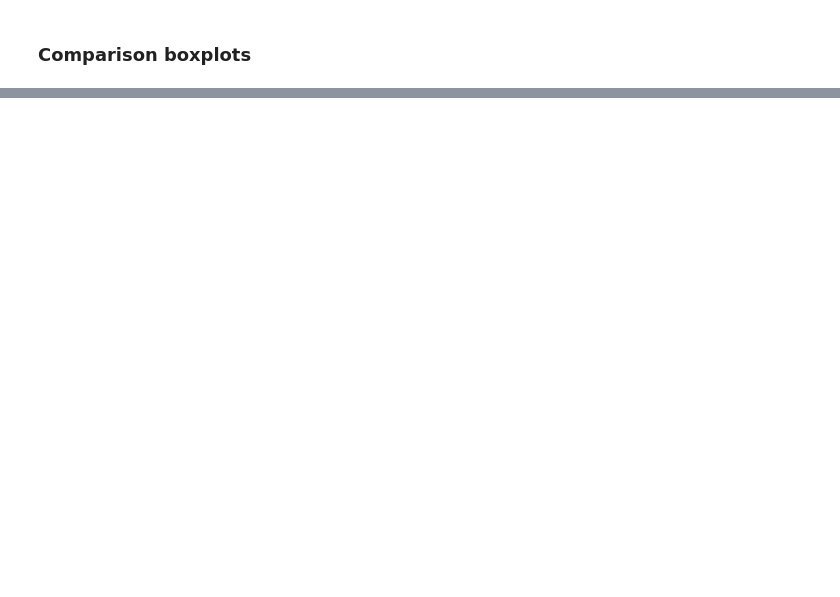
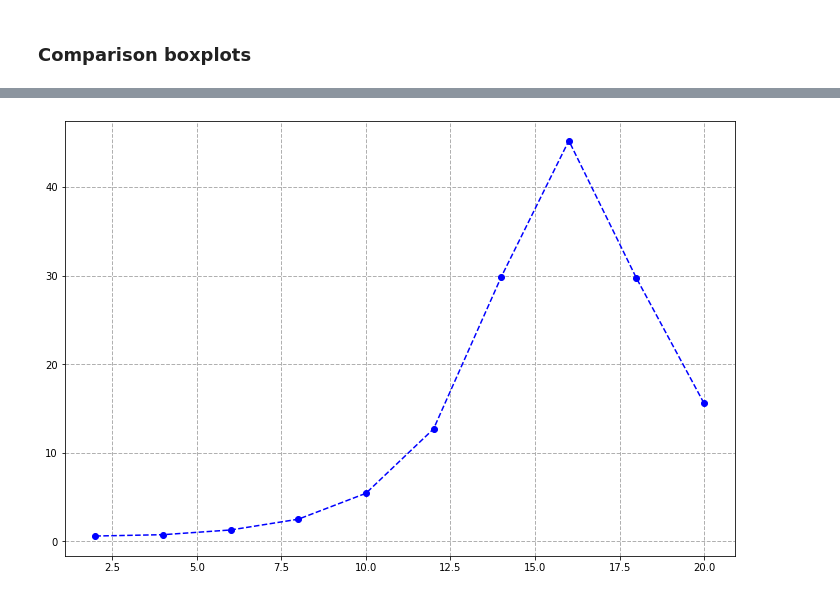
Before and after one commit to svsamsonov/VR-MCMC, a Jupyter notebook: Code/Cost_comparison_Gaussian.ipynb, the cells around one changed output, grey strips where cells are left out. Drawn from its saved outputs; the diff is of its cells as text; code cells hidden in the pictures; blank space fills up the shorter version.

```diff
--- a/Code/Cost_comparison_Gaussian.ipynb
+++ b/Code/Cost_comparison_Gaussian.ipynb
@@ -262,16 +288,18 @@ print(var_arr.shape)
 # %%
 import matplotlib.pyplot as plt
 plt.figure(figsize=(12,8))
 # plot the index for the x-values
 #plt.plot(lags,vr_rates_dep/(lags*8), marker='o', linestyle='--', color='r', label='Train on dependent trajectories')
-plt.plot(lags,(var_arr[:,0]/var_arr[:,2])/(lags*8), marker='o', linestyle='--', color='b') #,label='Train on independent trajectories')
+plt.plot(lags,(var_arr[:,0]/var_arr[:,1])/(lags*2), marker='o', linestyle='--', color='b') #,label='Train on independent trajectories')
 #plt.xlabel('lag',fontsize = 18)
 #plt.ylabel('cost',fontsize = 18)
 #plt.title('VR cost for MDCV, Gaussian distribution, quadratic target',fontsize = 20)
 plt.grid(linestyle='--', linewidth=1.0)
 #plt.legend()
 #plt.show()
-plt.savefig("./cost_2d_gaussian_quadratic_update.pdf")
+plt.savefig("./2d_gaussian_linear_cost_29_10.pdf")
+# %% [output]
+[figure, added]
 # %%
 plt.figure(figsize=(12,8))
 # plot the index for the x-values
```
Also changed, not shown: parts of 7 cells of this notebook, 2 other files.
